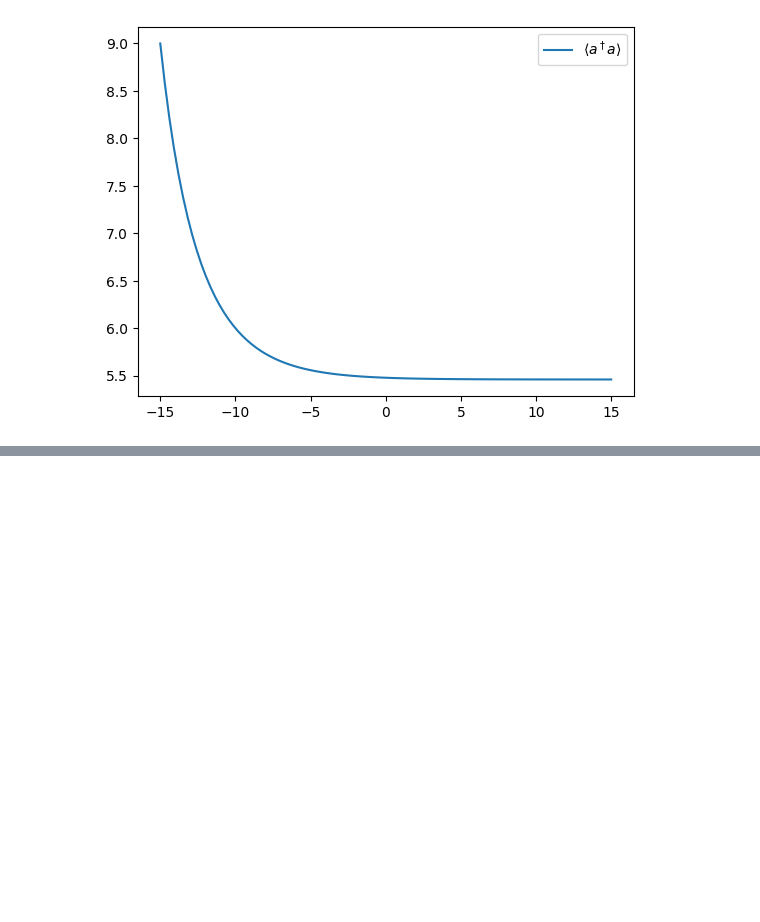
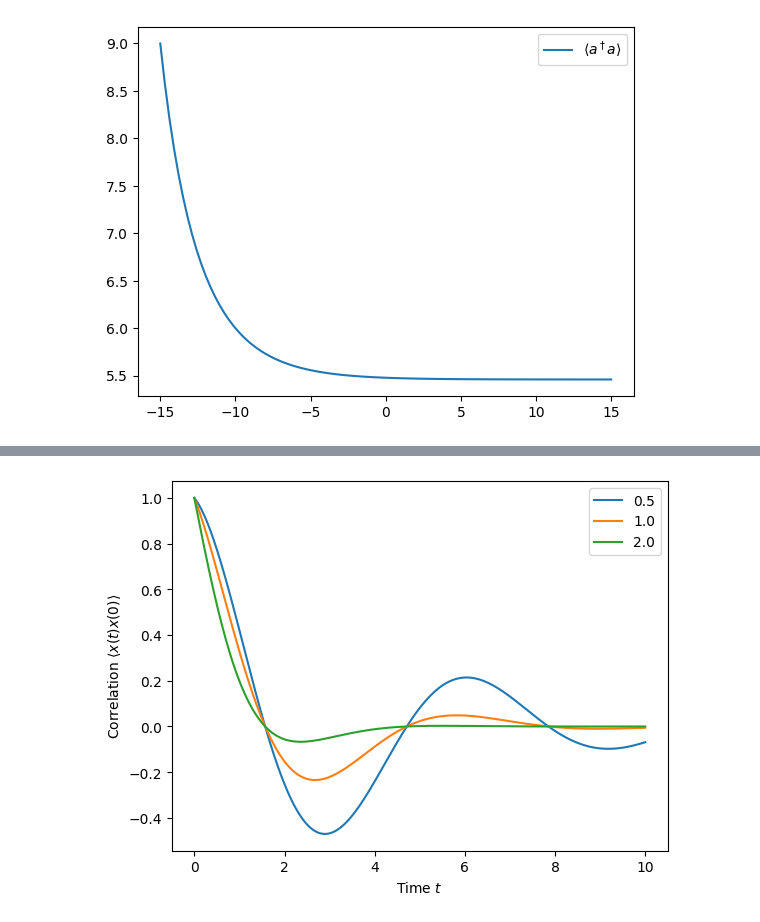
Before and after one commit to MechanicalPenguin225/quandelight, a Jupyter notebook: notebooks/discovering_qutip.ipynb, the cells around one changed output, grey strips where cells are left out. Saved outputs shown, nothing was run; the diff lists cells and outputs as text; code cells hidden in the pictures; blank space fills up the shorter version.

```diff
--- a/notebooks/discovering_qutip.ipynb
+++ b/notebooks/discovering_qutip.ipynb
@@ -196,0 +225,18 @@ ax.legend()
+# %%
+times = np.linspace(0,10.0,200)
+a = destroy(10)
+x = a.dag() + a
+H = a.dag() * a
+
+corr1 = correlation_2op_1t(H, None, times, [np.sqrt(0.5) * a], x, x)
+corr2 = correlation_2op_1t(H, None, times, [np.sqrt(1.0) * a], x, x)
+corr3 = correlation_2op_1t(H, None, times, [np.sqrt(2.0) * a], x, x)
+
+plt.figure()
+plt.plot(times, np.real(corr1), times, np.real(corr2), times, np.real(corr3))
+plt.legend(['0.5','1.0','2.0'])
+plt.xlabel(r'Time $t$')
+plt.ylabel(r'Correlation $\left<x(t)x(0)\right>$')
+plt.show()
+# %% [output]
+[figure, added]
```
Also changed, not shown: parts of 2 cells of this notebook, 1 other file.
